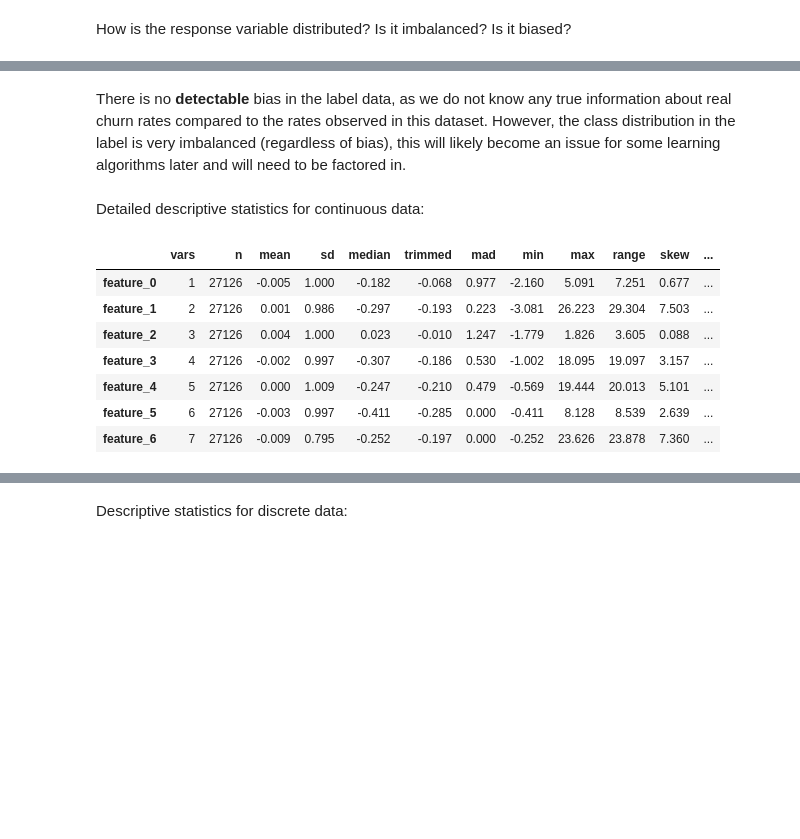
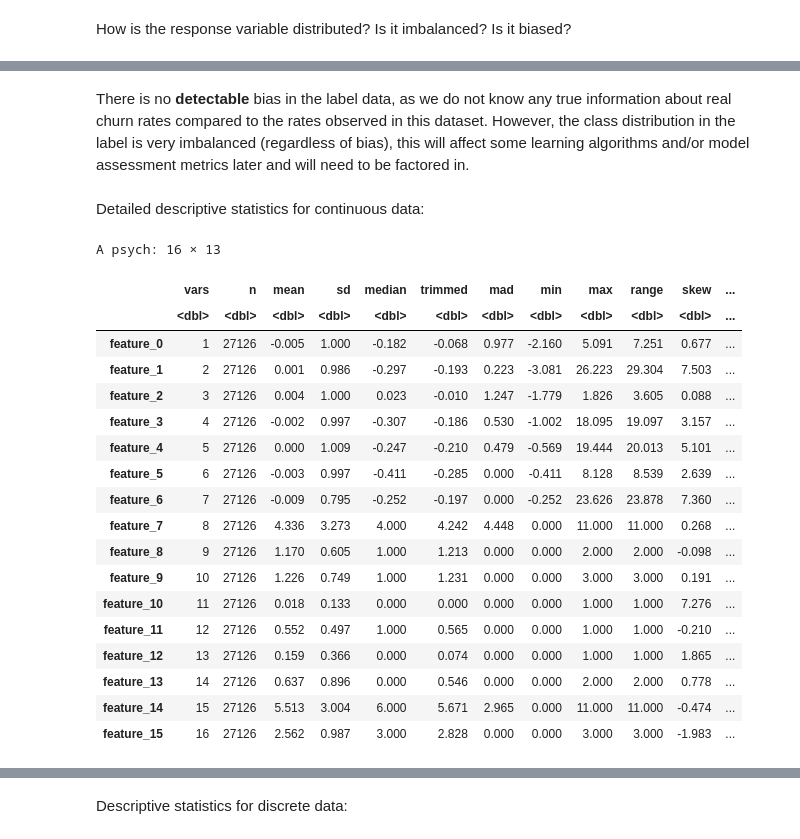
Before and after one commit to 20spaghetti/Customer-Churn-Prediction, a Jupyter notebook: Customer Churn Prediction.ipynb, the cells around one changed output, grey strips where cells are left out. Saved outputs shown, nothing was run; the diff lists cells and outputs as text; code cells hidden in the pictures; blank space fills up the shorter version.

```diff
--- a/Customer Churn Prediction.ipynb
+++ b/Customer Churn Prediction.ipynb
@@ -313,14 +315,16 @@ cat('Percentage rate of churn:', pc, '%')
 Percentage rate of churn: 11.73 %
 [figure]
 # %% [markdown]
-There is no **detectable** bias in the label data, as we do not know any true information about real churn rates compared to the rates observed in this dataset. However, the class distribution in the label is very imbalanced (regardless of bias), this will likely become an issue for some learning algorithms later and will need to be factored in.
+There is no **detectable** bias in the label data, as we do not know any true information about real churn rates compared to the rates observed in this dataset. However, the class distribution in the label is very imbalanced (regardless of bias), this will affect some learning algorithms and/or model assessment metrics later and will need to be factored in.
 # %% [markdown]
 Detailed descriptive statistics for continuous data:
 # %%
 # return summary statistics for the train dataset
-round(describe(train[,1:7]), 3)
+round(describe(train[,1:16]), 3)
 # %% [output]
+A psych: 16 × 13
 |  | vars | n | mean | sd | median | trimmed | mad | min | max | range | skew | ... |
+|  | <dbl> | <dbl> | <dbl> | <dbl> | <dbl> | <dbl> | <dbl> | <dbl> | <dbl> | <dbl> | <dbl> | ... |
 | feature_0 | 1 | 27126 | -0.005 | 1.000 | -0.182 | -0.068 | 0.977 | -2.160 | 5.091 | 7.251 | 0.677 | ... |
 | feature_1 | 2 | 27126 | 0.001 | 0.986 | -0.297 | -0.193 | 0.223 | -3.081 | 26.223 | 29.304 | 7.503 | ... |
 | feature_2 | 3 | 27126 | 0.004 | 1.000 | 0.023 | -0.010 | 1.247 | -1.779 | 1.826 | 3.605 | 0.088 | ... |
@@ -328,6 +332,15 @@ round(describe(train[,1:7]), 3)
 | feature_4 | 5 | 27126 | 0.000 | 1.009 | -0.247 | -0.210 | 0.479 | -0.569 | 19.444 | 20.013 | 5.101 | ... |
 | feature_5 | 6 | 27126 | -0.003 | 0.997 | -0.411 | -0.285 | 0.000 | -0.411 | 8.128 | 8.539 | 2.639 | ... |
 | feature_6 | 7 | 27126 | -0.009 | 0.795 | -0.252 | -0.197 | 0.000 | -0.252 | 23.626 | 23.878 | 7.360 | ... |
+| feature_7 | 8 | 27126 | 4.336 | 3.273 | 4.000 | 4.242 | 4.448 | 0.000 | 11.000 | 11.000 | 0.268 | ... |
+| feature_8 | 9 | 27126 | 1.170 | 0.605 | 1.000 | 1.213 | 0.000 | 0.000 | 2.000 | 2.000 | -0.098 | ... |
+| feature_9 | 10 | 27126 | 1.226 | 0.749 | 1.000 | 1.231 | 0.000 | 0.000 | 3.000 | 3.000 | 0.191 | ... |
+| feature_10 | 11 | 27126 | 0.018 | 0.133 | 0.000 | 0.000 | 0.000 | 0.000 | 1.000 | 1.000 | 7.276 | ... |
+| feature_11 | 12 | 27126 | 0.552 | 0.497 | 1.000 | 0.565 | 0.000 | 0.000 | 1.000 | 1.000 | -0.210 | ... |
+| feature_12 | 13 | 27126 | 0.159 | 0.366 | 0.000 | 0.074 | 0.000 | 0.000 | 1.000 | 1.000 | 1.865 | ... |
+| feature_13 | 14 | 27126 | 0.637 | 0.896 | 0.000 | 0.546 | 0.000 | 0.000 | 2.000 | 2.000 | 0.778 | ... |
+| feature_14 | 15 | 27126 | 5.513 | 3.004 | 6.000 | 5.671 | 2.965 | 0.000 | 11.000 | 11.000 | -0.474 | ... |
+| feature_15 | 16 | 27126 | 2.562 | 0.987 | 3.000 | 2.828 | 0.000 | 0.000 | 3.000 | 3.000 | -1.983 | ... |
 # %% [markdown]
 Some initital findings from summary statistics:
 - **Missing Data:** There is no missing data in any features
```
Also changed, not shown: parts of 114 cells of this notebook.
